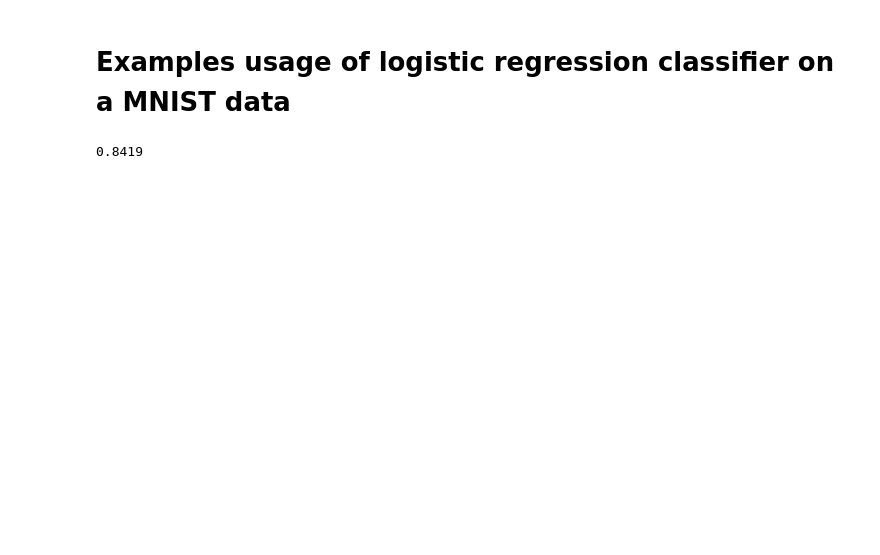
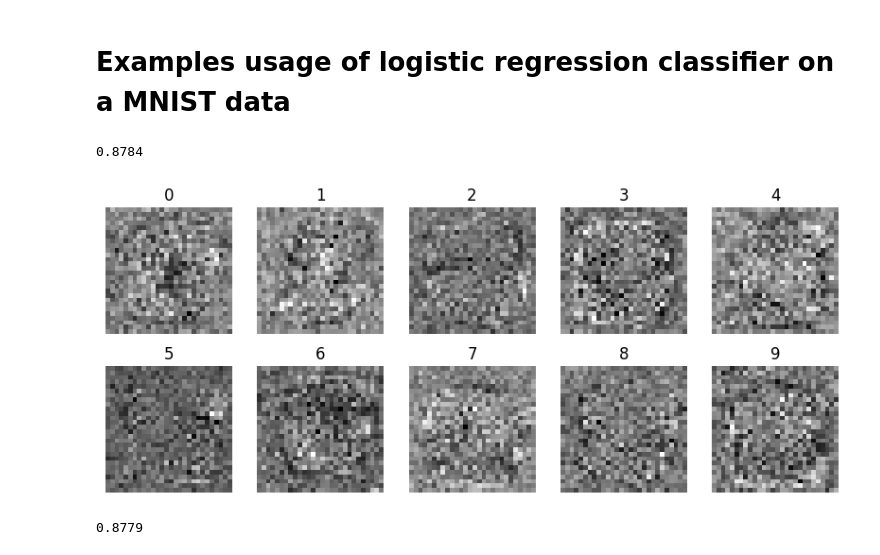
Before and after one commit to fkdosilovic/vm-technical-interview-solution, a Jupyter notebook: notebooks/simple_lr.ipynb, the cells around one changed output. Cells and saved outputs as stored; diff of their text form; code cells hidden in the pictures; blank space fills up the shorter version.

```diff
--- a/notebooks/simple_lr.ipynb
+++ b/notebooks/simple_lr.ipynb
@@ -22,7 +22,7 @@ def sample(X, y, n):
     indices = rnd.choice(X.shape[0], n)
     return X[indices], y[indices]
 # %%
-train_sample, y_train_sample = sample(train_images, train_labels, 5000)
+train_sample, y_train_sample = sample(train_images, train_labels, 10000)
 
 train_sample /= 255
 test_images /= 255
@@ -39,10 +39,20 @@ def predict(model, test_images, batch_size=256):
         y_pred[start:end] = model.predict(test_images[start:end])
     return y_pred
 # %%
-lr = LogisticRegressionClassifier(batch_size=64, n_epochs=250)
+lr = LogisticRegressionClassifier(batch_size=64, n_epochs=500)
 lr.fit(train_sample, y_train_sample)
 # %%
 y_pred = predict(lr, test_images)
 print(np.mean(y_pred == test_labels))
 # %% [output]
-0.8419
+0.8784
+# %%
+# Plot the weights of the model.
+fig, axes = plt.subplots(2, 5, figsize=(10, 4))
+for i, ax in enumerate(axes.flat):
+    ax.imshow(lr.W[i].reshape(28, 28), cmap="gray")
+    ax.set_title(i)
+    ax.axis("off")
+plt.show()
+# %% [output]
+[figure, added]
@@ -48,0 +62,5 @@ print(np.mean(y_pred == test_labels))
+# %%
+y_pred = predict(lr, test_images)
+print(np.mean(y_pred == test_labels))
+# %% [output]
+0.8779
```
Also changed, not shown: parts of 3 cells of this notebook, 6 other files.
